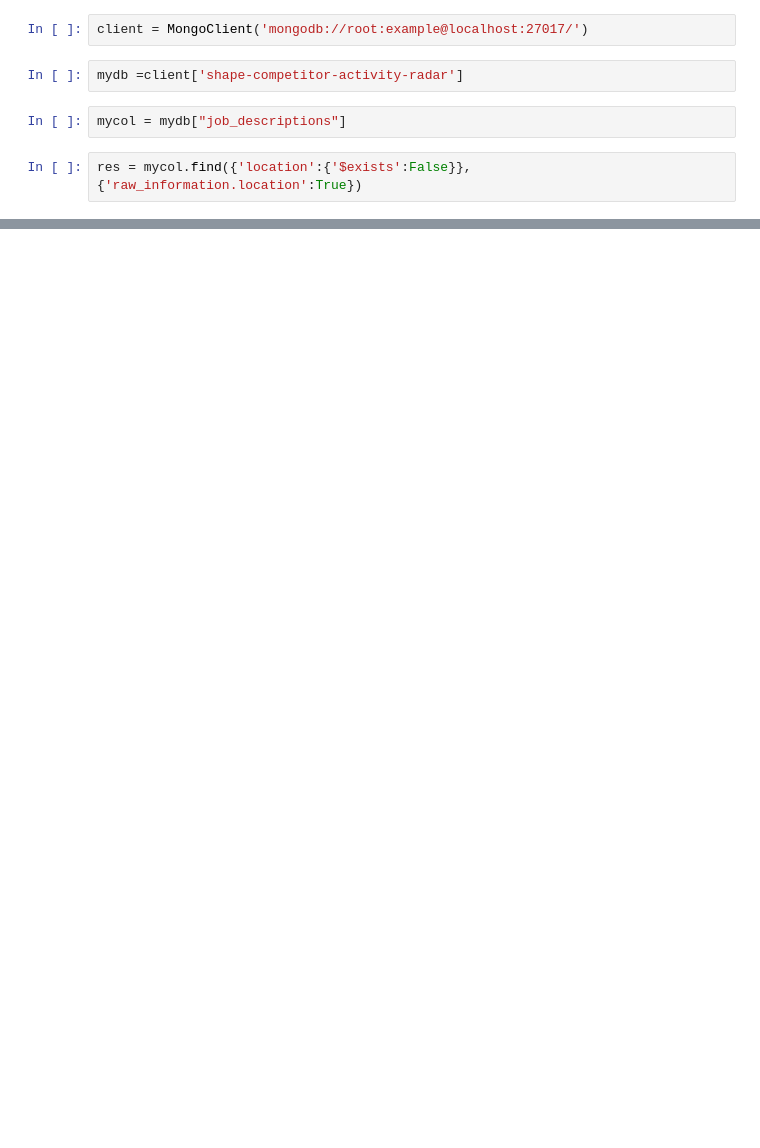
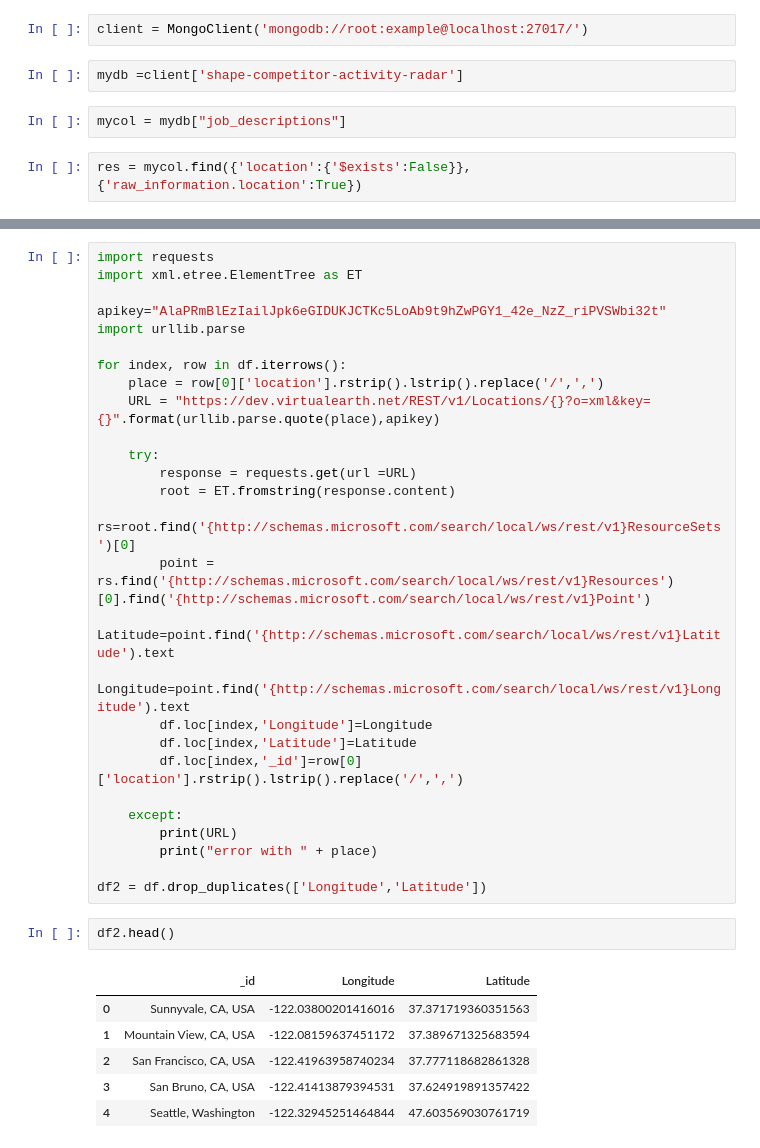
Before and after one commit to guidotripodi/metodosNumericosMNV, a Jupyter notebook: tp1/src/testgetdataand complete.ipynb, the cells around one changed output, grey strips where cells are left out. Cells and saved outputs as stored; diff of their text form; blank space fills up the shorter version.

```diff
--- a/tp1/src/testgetdataand complete.ipynb
+++ b/tp1/src/testgetdataand complete.ipynb
@@ -11,0 +81,36 @@ res = mycol.find({'location':{'$exists':False}},{'raw_information.location':True
+# %%
+import requests
+import xml.etree.ElementTree as ET
+
+apikey="AlaPRmBlEzIailJpk6eGIDUKJCTKc5LoAb9t9hZwPGY1_42e_NzZ_riPVSWbi32t"
+import urllib.parse
+
+for index, row in df.iterrows():
+    place = row[0]['location'].rstrip().lstrip().replace('/',',')
+    URL = "https://dev.virtualearth.net/REST/v1/Locations/{}?o=xml&key={}".format(urllib.parse.quote(place),apikey)
+
+    try:
+        response = requests.get(url =URL)
+        root = ET.fromstring(response.content)
+        rs=root.find('{http://schemas.microsoft.com/search/local/ws/rest/v1}ResourceSets')[0]
+        point = rs.find('{http://schemas.microsoft.com/search/local/ws/rest/v1}Resources')[0].find('{http://schemas.microsoft.com/search/local/ws/rest/v1}Point')
+        Latitude=point.find('{http://schemas.microsoft.com/search/local/ws/rest/v1}Latitude').text
+        Longitude=point.find('{http://schemas.microsoft.com/search/local/ws/rest/v1}Longitude').text
+        df.loc[index,'Longitude']=Longitude
+        df.loc[index,'Latitude']=Latitude
+        df.loc[index,'_id']=row[0]['location'].rstrip().lstrip().replace('/',',')
+
+    except:
+        print(URL)
+        print("error with " + place)
+
+df2 = df.drop_duplicates(['Longitude','Latitude'])
+# %%
+df2.head()
+# %% [output]
+|  | _id | Longitude | Latitude |
+| 0 | Sunnyvale, CA, USA | -122.03800201416016 | 37.371719360351563 |
+| 1 | Mountain View, CA, USA | -122.08159637451172 | 37.389671325683594 |
+| 2 | San Francisco, CA, USA | -122.41963958740234 | 37.777118682861328 |
+| 3 | San Bruno, CA, USA | -122.41413879394531 | 37.624919891357422 |
+| 4 | Seattle, Washington | -122.32945251464844 | 47.603569030761719 |
```
Also changed, not shown: parts of 8 cells of this notebook.
